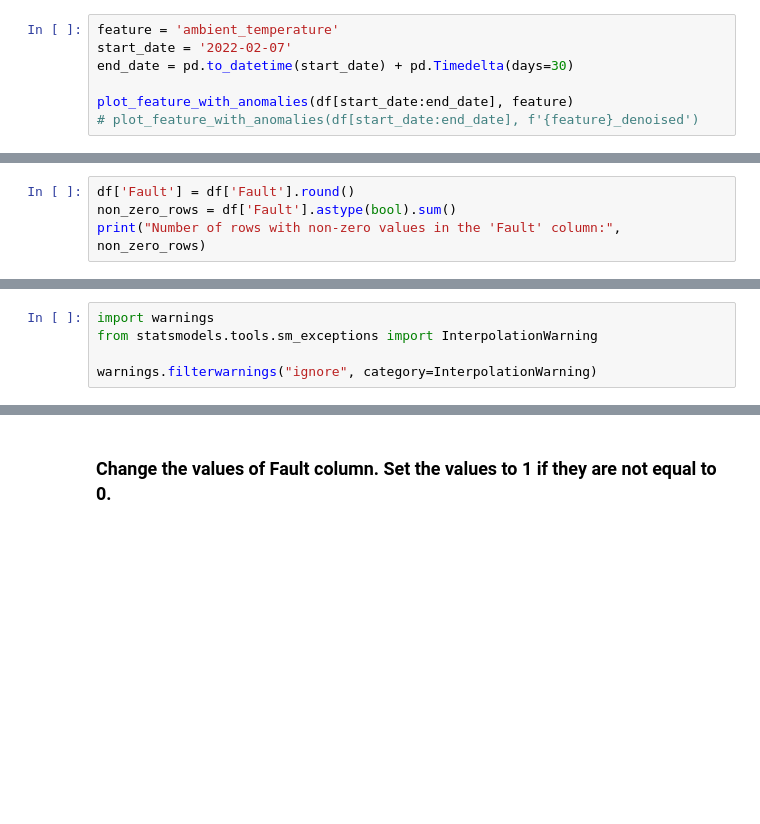
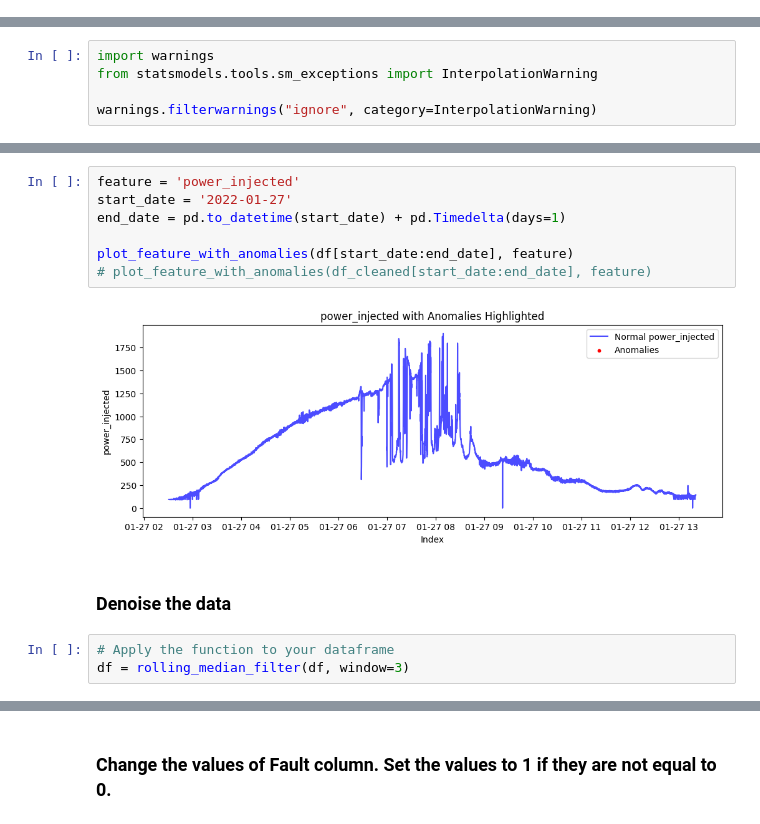
Before and after one commit to AzizjonKasimov/anomaly_detection_development, a Jupyter notebook: GNNAD/preprocess_data_short/prepare_labeled_data.ipynb, the cells around one changed output, grey strips where cells are left out. Drawn from its saved outputs; the diff is of its cells as text; blank space fills up the shorter version.

```diff
--- a/GNNAD/preprocess_data_short/prepare_labeled_data.ipynb
+++ b/GNNAD/preprocess_data_short/prepare_labeled_data.ipynb
@@ -66,7 +48,0 @@ for column in numeric_columns:
-# %%
-feature = 'ambient_temperature'
-start_date = '2022-02-07'
-end_date = pd.to_datetime(start_date) + pd.Timedelta(days=30)
-
-plot_feature_with_anomalies(df[start_date:end_date], feature)
-# plot_feature_with_anomalies(df[start_date:end_date], f'{feature}_denoised')
@@ -96,4 +48,0 @@ df.dropna(inplace=True)
-# %%
-df['Fault'] = df['Fault'].round()
-non_zero_rows = df['Fault'].astype(bool).sum()
-print("Number of rows with non-zero values in the 'Fault' column:", non_zero_rows)
@@ -215,0 +100,14 @@ KPSS statistic for grid_frequency: 0.666883785552964, p-value: 0.016556019495185
+# %%
+feature = 'power_injected'
+start_date = '2022-01-27'
+end_date = pd.to_datetime(start_date) + pd.Timedelta(days=1)
+
+plot_feature_with_anomalies(df[start_date:end_date], feature)
+# plot_feature_with_anomalies(df_cleaned[start_date:end_date], feature)
+# %% [output]
+[figure, added]
+# %% [markdown]
+### Denoise the data
+# %%
+# Apply the function to your dataframe
+df = rolling_median_filter(df, window=3)
```
Also changed, not shown: parts of 21 cells of this notebook, 7 other files.
